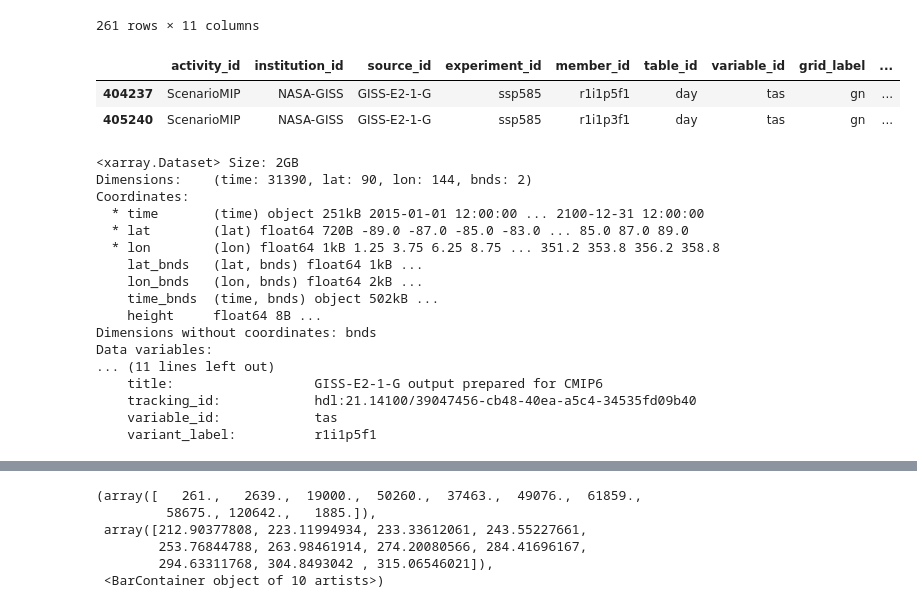
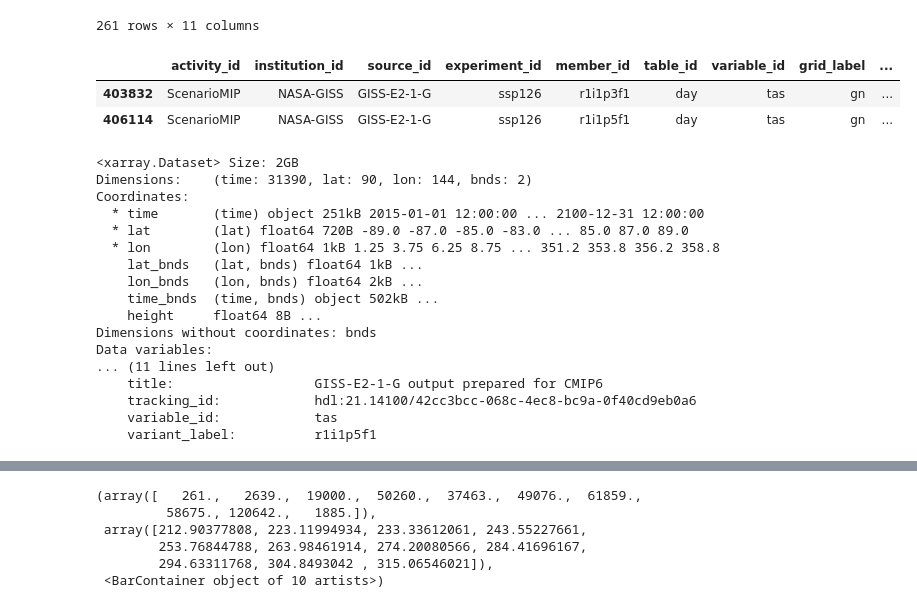
Before and after one commit to DonLe727/DSC-106-Project-3, a Jupyter notebook: CMIP Draft.ipynb, the cells around one changed output, grey strips where cells are left out. Drawn from its saved outputs; the diff is of its cells as text; code cells hidden in the pictures.

```diff
--- a/CMIP Draft.ipynb
+++ b/CMIP Draft.ipynb
@@ -290,18 +290,18 @@ df_ta_day_ssp585
 # %%
 df_ta_day_nasa_giss_ssp126 = df_ta_day_ssp126.query("institution_id == 'NASA-GISS'")
 df_ta_day_nasa_giss_ssp126
 
 df_ta_day_nasa_giss_ssp245 = df_ta_day_ssp245.query("institution_id == 'NASA-GISS'")
 df_ta_day_nasa_giss_ssp245
 
-df_ta_day_nasa_giss_ssp585= df_ta_day_ssp585.query("institution_id == 'NASA-GISS'")
-df_ta_day_nasa_giss_ssp585
+df_ta_day_nasa_giss_ssp585 = df_ta_day_ssp585.query("institution_id == 'NASA-GISS'")
+df_ta_day_nasa_giss_ssp126
 # %% [output]
 |  | activity_id | institution_id | source_id | experiment_id | member_id | table_id | variable_id | grid_label | ... |
-| 404237 | ScenarioMIP | NASA-GISS | GISS-E2-1-G | ssp585 | r1i1p5f1 | day | tas | gn | ... |
-| 405240 | ScenarioMIP | NASA-GISS | GISS-E2-1-G | ssp585 | r1i1p3f1 | day | tas | gn | ... |
+| 403832 | ScenarioMIP | NASA-GISS | GISS-E2-1-G | ssp126 | r1i1p3f1 | day | tas | gn | ... |
+| 406114 | ScenarioMIP | NASA-GISS | GISS-E2-1-G | ssp126 | r1i1p5f1 | day | tas | gn | ... |
 # %%
-zstore_day_ssp126 = df_ta_day_nasa_giss_ssp126.iloc[0].zstore
+zstore_day_ssp126 = df_ta_day_nasa_giss_ssp126.iloc[1].zstore
 zstore_day_ssp245 = df_ta_day_nasa_giss_ssp245.iloc[0].zstore
 zstore_day_ssp585 = df_ta_day_nasa_giss_ssp585.iloc[0].zstore
 
@@ -317,7 +317,7 @@ ds_day_ssp245 = xr.open_zarr(mapper_day_ssp245, consolidated=True)
 ds_day_ssp585 = xr.open_zarr(mapper_day_ssp585, consolidated=True)
 
 
-ds_day_ssp585
+ds_day_ssp126
 # %% [output]
 <xarray.Dataset> Size: 2GB
 Dimensions:    (time: 31390, lat: 90, lon: 144, bnds: 2)
@@ -333,7 +333,7 @@ Dimensions without coordinates: bnds
 Data variables:
 ... (11 lines left out)
     title:                  GISS-E2-1-G output prepared for CMIP6
-    tracking_id:            hdl:21.14100/39047456-cb48-40ea-a5c4-34535fd09b40
+    tracking_id:            hdl:21.14100/42cc3bcc-068c-4ec8-bc9a-0f40cd9eb0a6
     variable_id:            tas
     variant_label:          r1i1p5f1
 # %%
```
Also changed, not shown: parts of 2 cells of this notebook, 1 other file.
